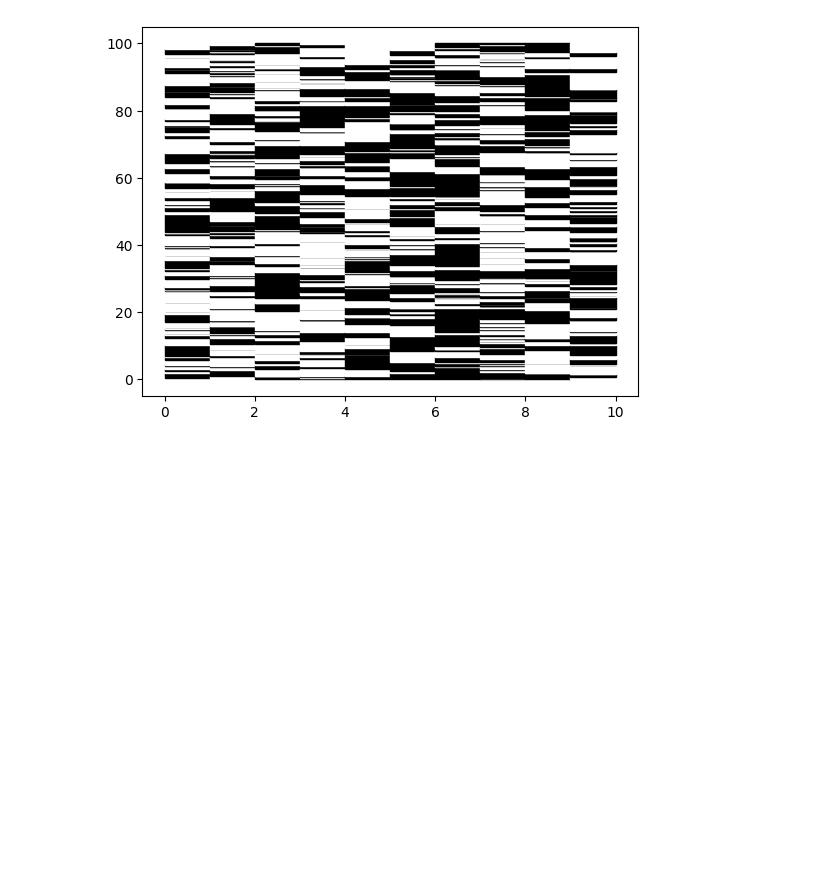
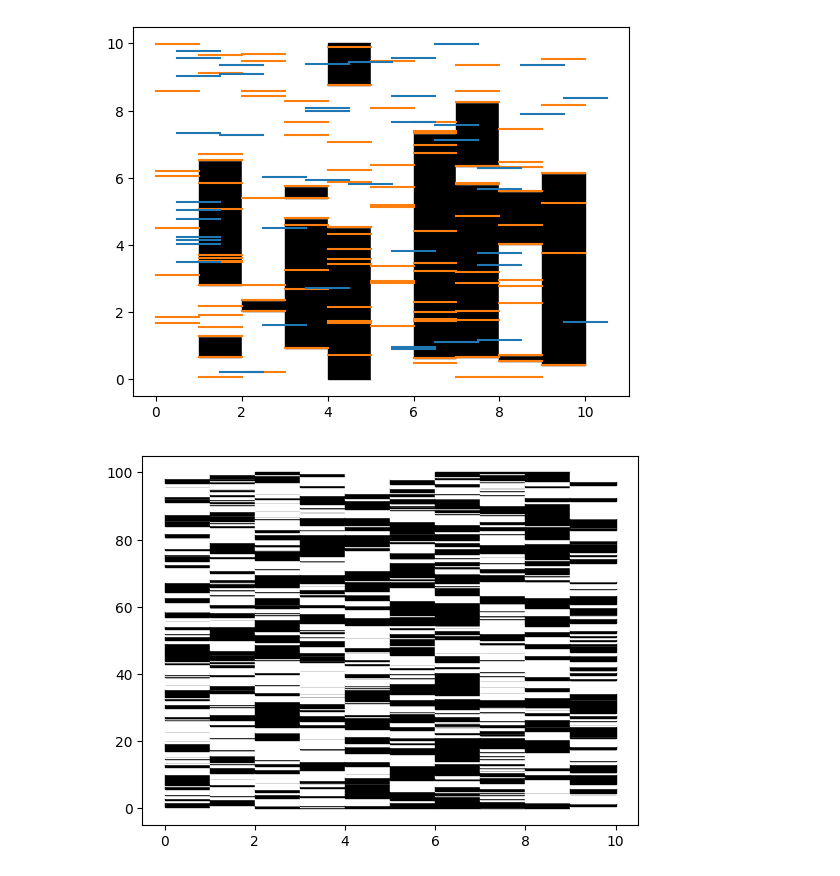
Before and after one commit to yamashun99/ctqmc, a Jupyter notebook: main.ipynb, the cells around one changed output. Cells and saved outputs as stored; diff of their text form; code cells hidden in the pictures; blank space fills up the shorter version.

```diff
--- a/main.ipynb
+++ b/main.ipynb
@@ -27,0 +57,3 @@ C[0]
+# %%
+bondtaux = conf.Bondtaux(cuttaux, 1.0)
+bondtaux
@@ -27,0 +78,5 @@ C[0]
+# %%
+ax.bondplot(bondtaux)
+fig
+# %% [output]
+[figure, added]
```
Also changed, not shown: parts of 8 cells of this notebook, 3 other files.
